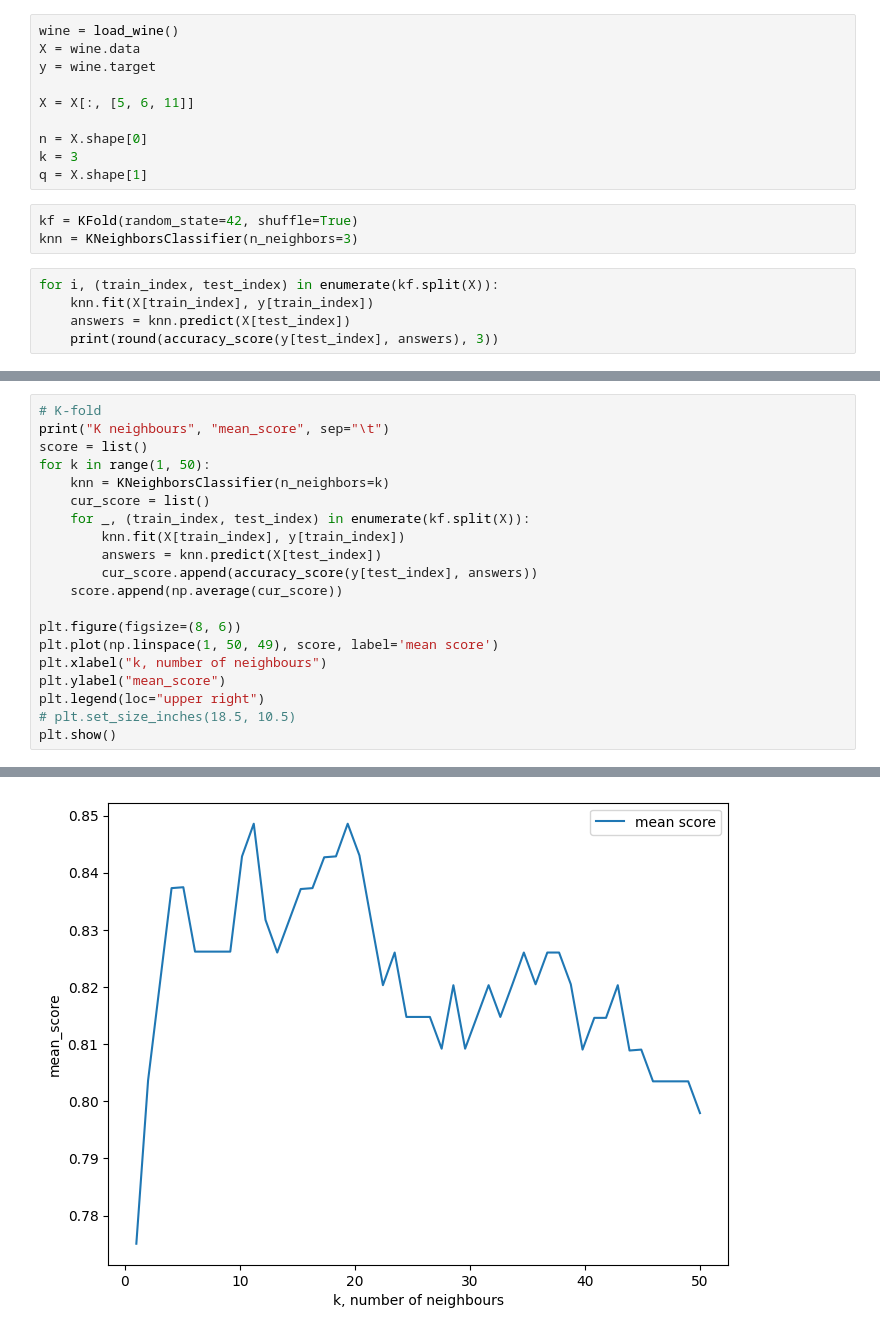
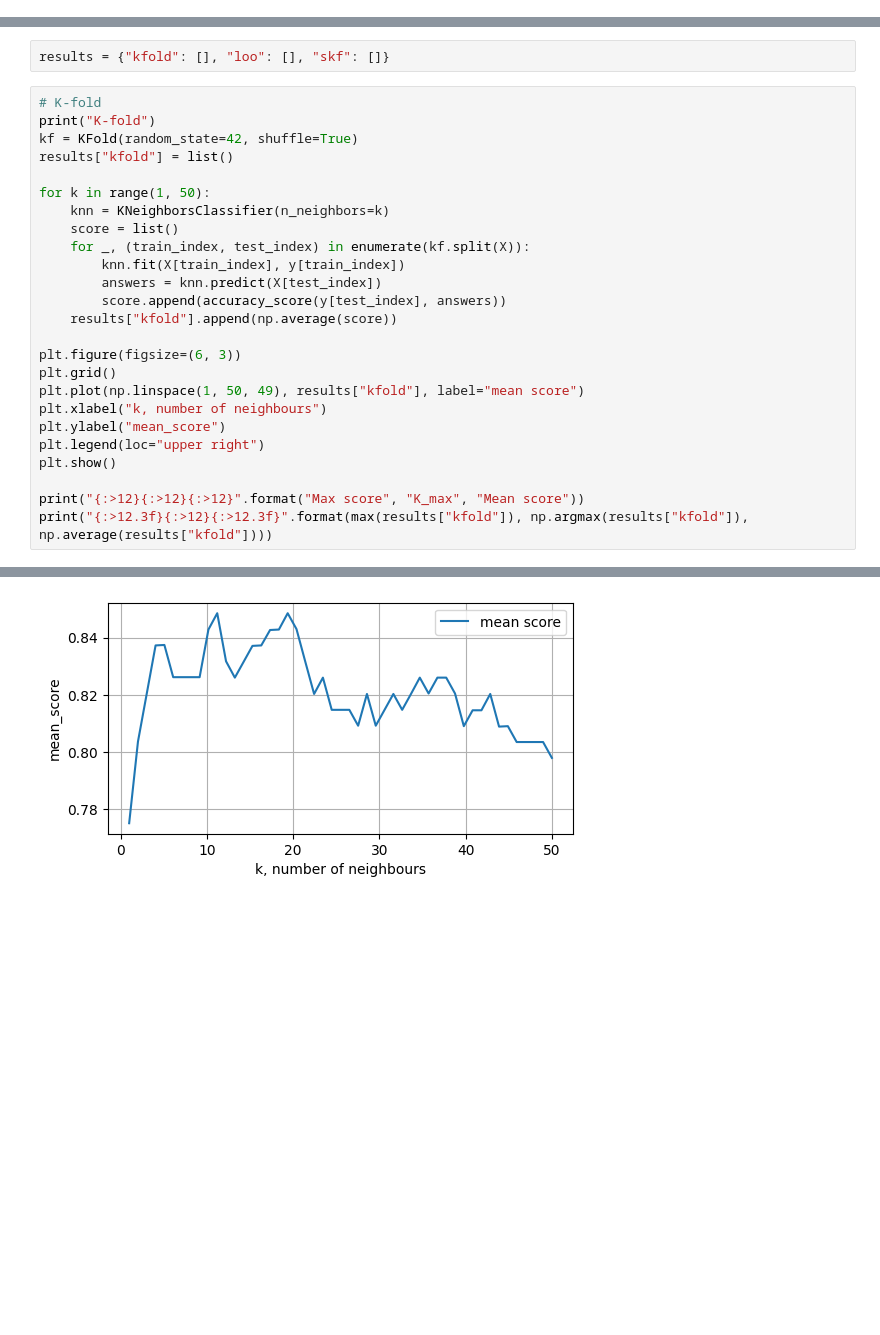
Before and after one commit to shadrunov/year-3-ml, a Jupyter notebook: hw/3/knn wine.ipynb, the cells around one changed output, grey strips where cells are left out. Saved outputs shown, nothing was run; the diff lists cells and outputs as text; blank space fills up the shorter version.

```diff
--- a/hw/3/knn wine.ipynb
+++ b/hw/3/knn wine.ipynb
@@ -64,18 +14,0 @@ from sklearn.model_selection import KFold, LeaveOneOut, StratifiedKFold
-# %%
-wine = load_wine()
-X = wine.data
-y = wine.target
-
-X = X[:, [5, 6, 11]]
-
-n = X.shape[0]
-k = 3
-q = X.shape[1]
-# %%
-kf = KFold(random_state=42, shuffle=True)
-knn = KNeighborsClassifier(n_neighbors=3)
-# %%
-for i, (train_index, test_index) in enumerate(kf.split(X)):
-    knn.fit(X[train_index], y[train_index])
-    answers = knn.predict(X[test_index])
-    print(round(accuracy_score(y[test_index], answers), 3))
@@ -88,21 +15,28 @@ for i, (train_index, test_index) in enumerate(kf.split(X)):
+# %%
+results = {"kfold": [], "loo": [], "skf": []}
 # %%
 # K-fold
-print("K neighbours", "mean_score", sep="\t")
-score = list()
+print("K-fold")
+kf = KFold(random_state=42, shuffle=True)
+results["kfold"] = list()
+
 for k in range(1, 50):
     knn = KNeighborsClassifier(n_neighbors=k)
-    cur_score = list()
+    score = list()
     for _, (train_index, test_index) in enumerate(kf.split(X)):
         knn.fit(X[train_index], y[train_index])
         answers = knn.predict(X[test_index])
-        cur_score.append(accuracy_score(y[test_index], answers))
-    score.append(np.average(cur_score))
+        score.append(accuracy_score(y[test_index], answers))
+    results["kfold"].append(np.average(score))
 
-plt.figure(figsize=(8, 6))
-plt.plot(np.linspace(1, 50, 49), score, label='mean score')
+plt.figure(figsize=(6, 3))
+plt.grid()
+plt.plot(np.linspace(1, 50, 49), results["kfold"], label="mean score")
 plt.xlabel("k, number of neighbours")
 plt.ylabel("mean_score")
 plt.legend(loc="upper right")
-# plt.set_size_inches(18.5, 10.5)
 plt.show()
+
+print("{:>12}{:>12}{:>12}".format("Max score", "K_max", "Mean score"))
+print("{:>12.3f}{:>12}{:>12.3f}".format(max(results["kfold"]), np.argmax(results["kfold"]), np.average(results["kfold"])))
 # %% [output]
@@ -110 +44 @@ K neighbours    mean_score
-[figure, old version]
+[figure, new version]
```
Also changed, not shown: parts of 13 cells of this notebook, 8 other files.
